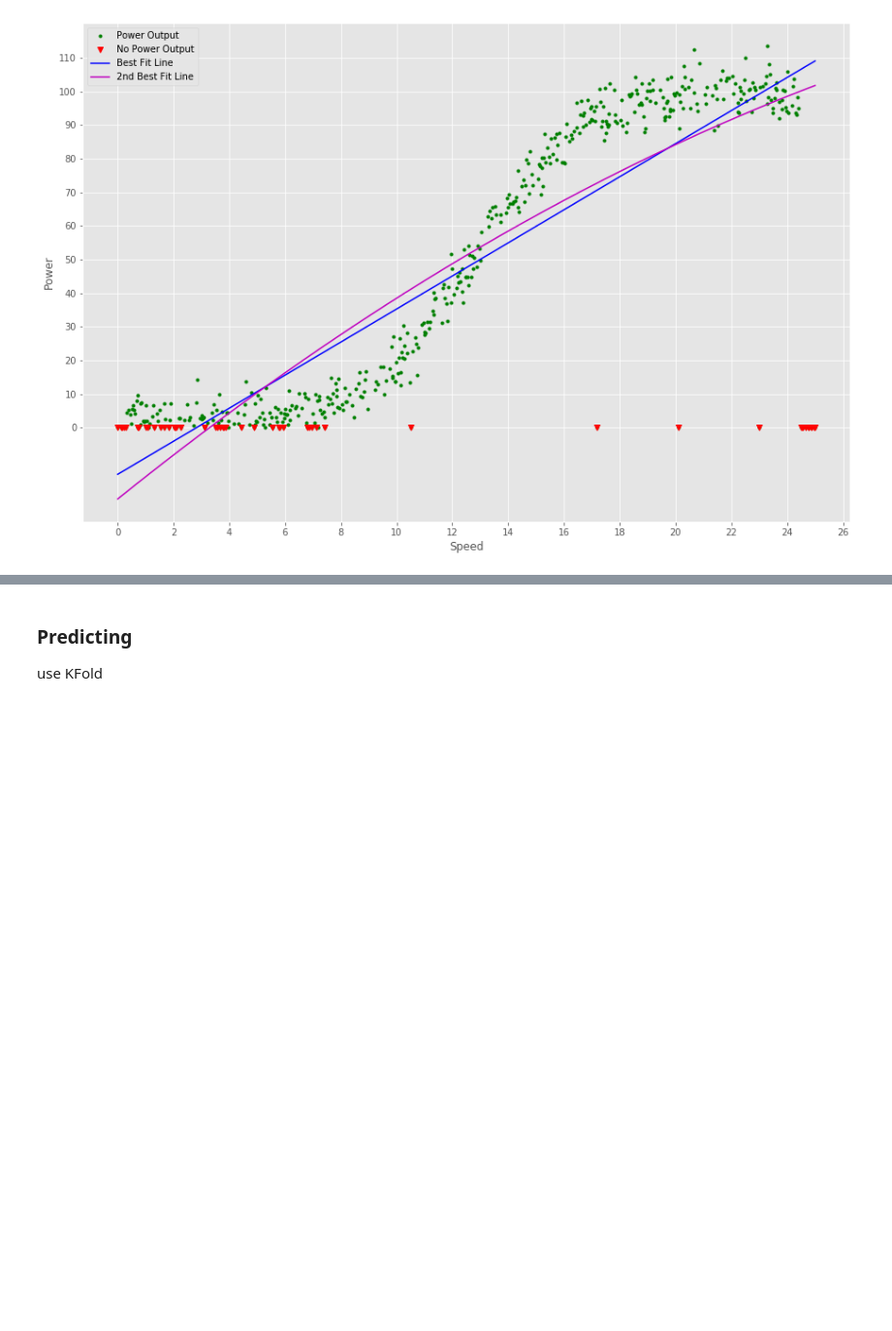
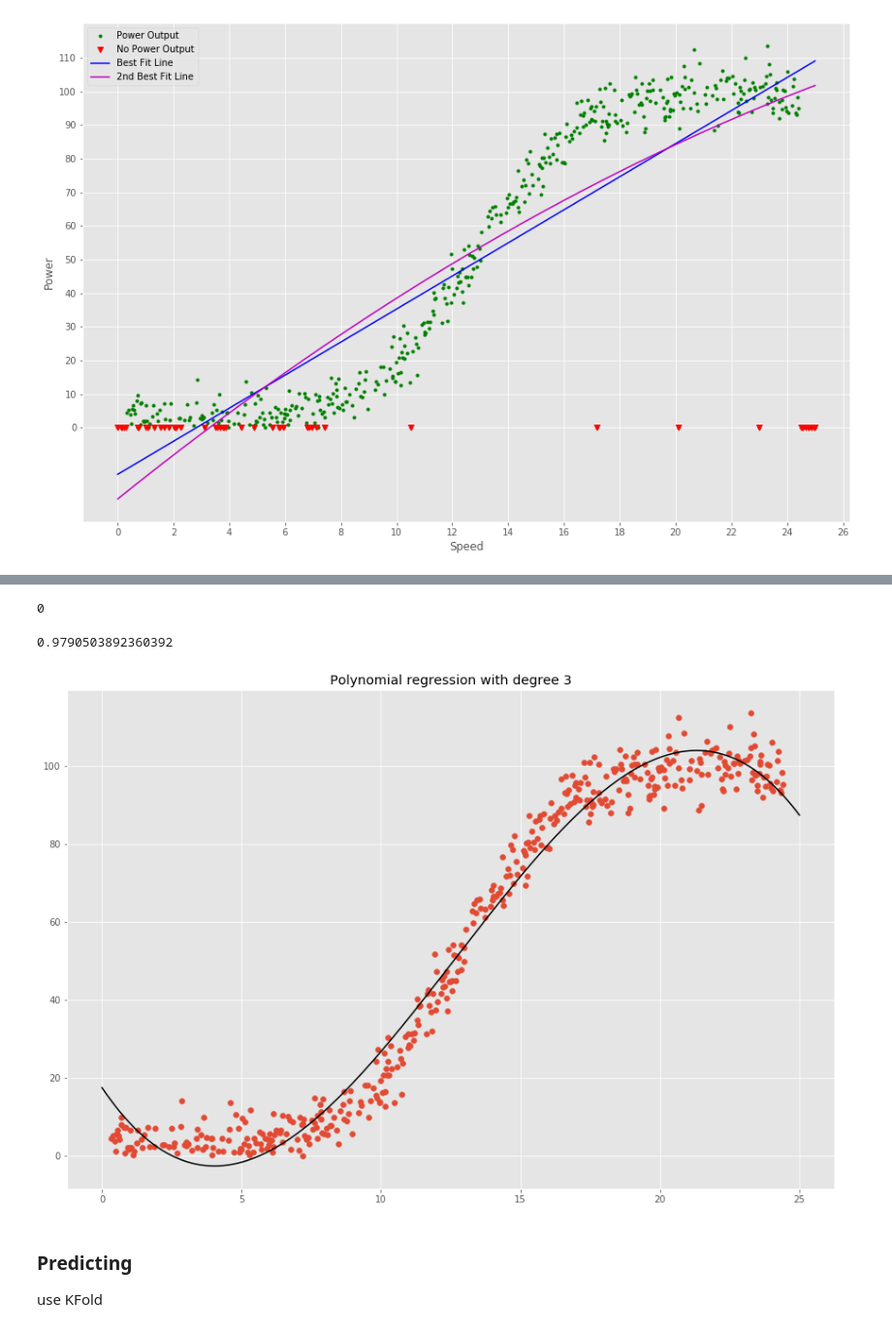
Before and after one commit to shaner1/FunDA_Project_2020, a Jupyter notebook: FunDA_Project_2020.ipynb, the cells around one changed output, grey strips where cells are left out. Shown: that part at 97% size. Drawn from its saved outputs; the diff is of its cells as text; code cells hidden in the pictures; blank space fills up the shorter version.

```diff
--- a/FunDA_Project_2020.ipynb
+++ b/FunDA_Project_2020.ipynb
@@ -294,0 +349,11 @@ np.polyfit(X, y,1)
+# %%
+# https://towardsdatascience.com/polynomial-regression-with-scikit-learn-what-you-should-know-bed9d3296f2
+X_seq = (np.linspace(X.min(),X.max(),300)).reshape(-1,1)
+# %%
+from sklearn.preprocessing import PolynomialFeatures
+from sklearn.pipeline import make_pipeline
+from sklearn.linear_model import LinearRegression
+degree=3
+polyreg=make_pipeline(PolynomialFeatures(degree),LinearRegression())
+polyreg.fit(X_mod.values.reshape(-1, 1),y_mod.values.reshape(-1, 1))
+# https://stackoverflow.com/questions/53723928/attributeerror-series-object-has-no-attribute-reshape
@@ -294,0 +369,3 @@ np.polyfit(X, y,1)
+# %%
+import sklearn.model_selection as mod
+X_mod_train, X_mod_test, y_mod_train, y_mod_test  = mod.train_test_split(X_mod, y_mod, test_size=0.33)
@@ -294,0 +376,2 @@ np.polyfit(X, y,1)
+# %%
+polyreg.fit(X_mod_train.values.reshape(-1, 1), y_mod_train.values.reshape(-1, 1))
@@ -294,0 +407,4 @@ np.polyfit(X, y,1)
+# %%
+(polyreg.predict(X_mod_test.values.reshape(-1, 1)) == y_mod_test.values.reshape(-1, 1)).sum()
+# %% [output]
+0
@@ -295,3 +415,15 @@ np.polyfit(X, y,1)
+# %%
+score(y_mod_test.values.reshape(-1, 1), yhat)
+# %% [output]
+0.9790503892360392
+# %%
+plt.figure()
+plt.scatter(X_mod,y_mod)
+plt.plot(X_seq,polyreg.predict(X_seq),color="black")
+plt.title("Polynomial regression with degree "+str(degree))
+plt.show()
+# %% [output]
+[figure, added]
 # %% [markdown]
 ### Predicting
 
```
Also changed, not shown: parts of 20 cells of this notebook.
